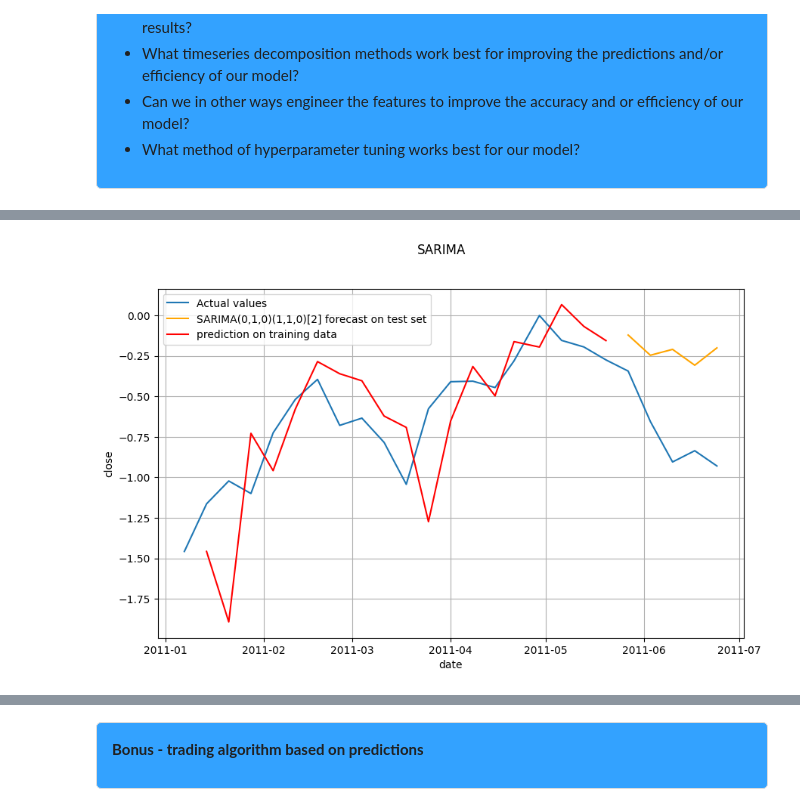
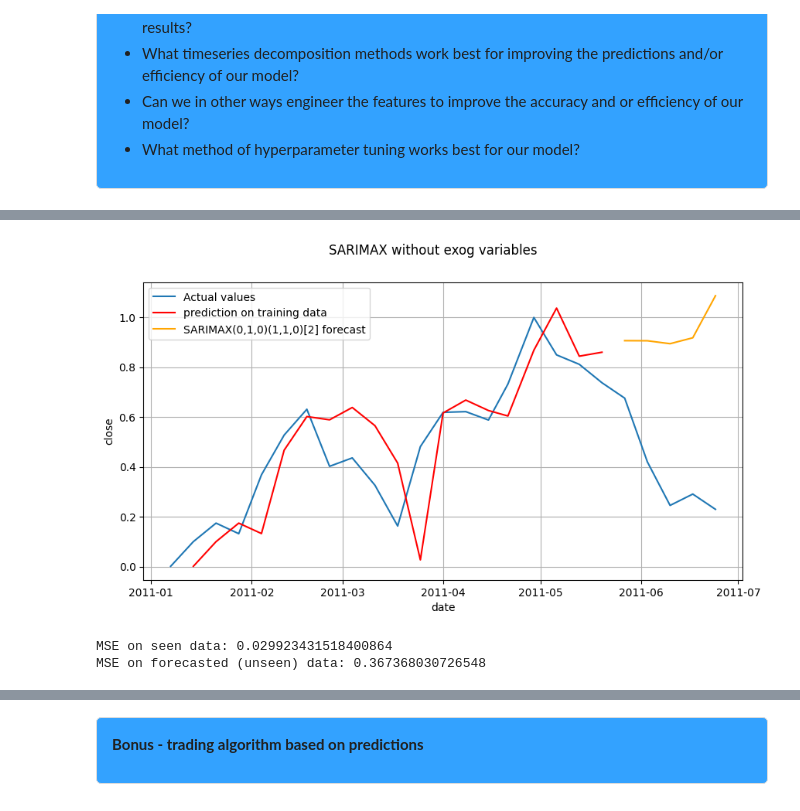
Before and after one commit to Victor-L-Almgren/Collaboration-Repo, a Jupyter notebook: Final_notebook.ipynb, the cells around one changed output, grey strips where cells are left out. Saved outputs shown, nothing was run; the diff lists cells and outputs as text; code cells hidden in the pictures.

Commit message:
sarimax exog vars fix  + mse metric done

```diff
--- a/Final_notebook.ipynb
+++ b/Final_notebook.ipynb
@@ -744,20 +808,29 @@ All AIC scores: [{2: 7.058032975451247}, {4: 6.1413669916815286}, {7: 2.22799672
 # %%
-# Iteration 2, creating a new SARIMA model with the best parameters and making a prediction
-sarima_model = ARIMA(X_train, order=(0,1,0), seasonal_order=(1,1,0,2)).fit()
-prediction = sarima_model.predict(start=X_train.index[1], end=X_train.index[-1], n_periods = len(X_train.index))
-forecast = sarima_model.forecast(len((X_test)))
+# Iteration 2 - SARIMAX model without exogenous variables
 
-# Plotting
-fig, ax = plt.subplots(1, 1, figsize=(10, 6))
-plt.suptitle(f'SARIMA')
+# Fit the SARIMAX model
+sarimax_model = SARIMAX(X_train, order=(0,1,0), seasonal_order=(0,1,1,4)).fit(disp=False)
 
-sns.lineplot(data=close_df_boxcox, x=close_df_boxcox.index, y='close', label='Actual values')
-sns.lineplot(y=forecast, x=X_test.index, color='orange', label='SARIMA(0,1,0)(1,1,0)[2] forecast on test set')
+prediction = sarimax_model.predict(start=X_train.index[1], end=X_train.index[-1], n_periods = len(X_train.index))
+forecast = sarimax_model.forecast(steps=len(X_test))
+
+# PLotting
+fig, ax = plt.subplots(1, 1, figsize=(10, 5))
+plt.suptitle(f'SARIMAX without exog variables')
+sns.lineplot(data=close_df, x=close_df.index, y='close', label='Actual values')
 sns.lineplot(x=X_train.index[1:], y=prediction.values, color='red', label='prediction on training data')
+sns.lineplot(y=forecast, x=X_test.index, color='orange', label='SARIMAX(0,1,0)(1,1,0)[2] forecast')
 ax.grid()
-
 plt.tight_layout
 plt.legend()
 plt.show()
+
+# Getting the mean squared error on the predictions and forecasts
+mse_pred = mean_squared_error(X_train[1:], prediction)
+mse_forecast = mean_squared_error(X_test, forecast)
+print(f'MSE on seen data: {mse_pred}')
+print(f'MSE on forecasted (unseen) data: {mse_forecast}')
 # %% [output]
-[figure, old version]
+[figure, new version]
+MSE on seen data: 0.029923431518400864
+MSE on forecasted (unseen) data: 0.367368030726548
```
Also changed, not shown: parts of 14 cells of this notebook.
